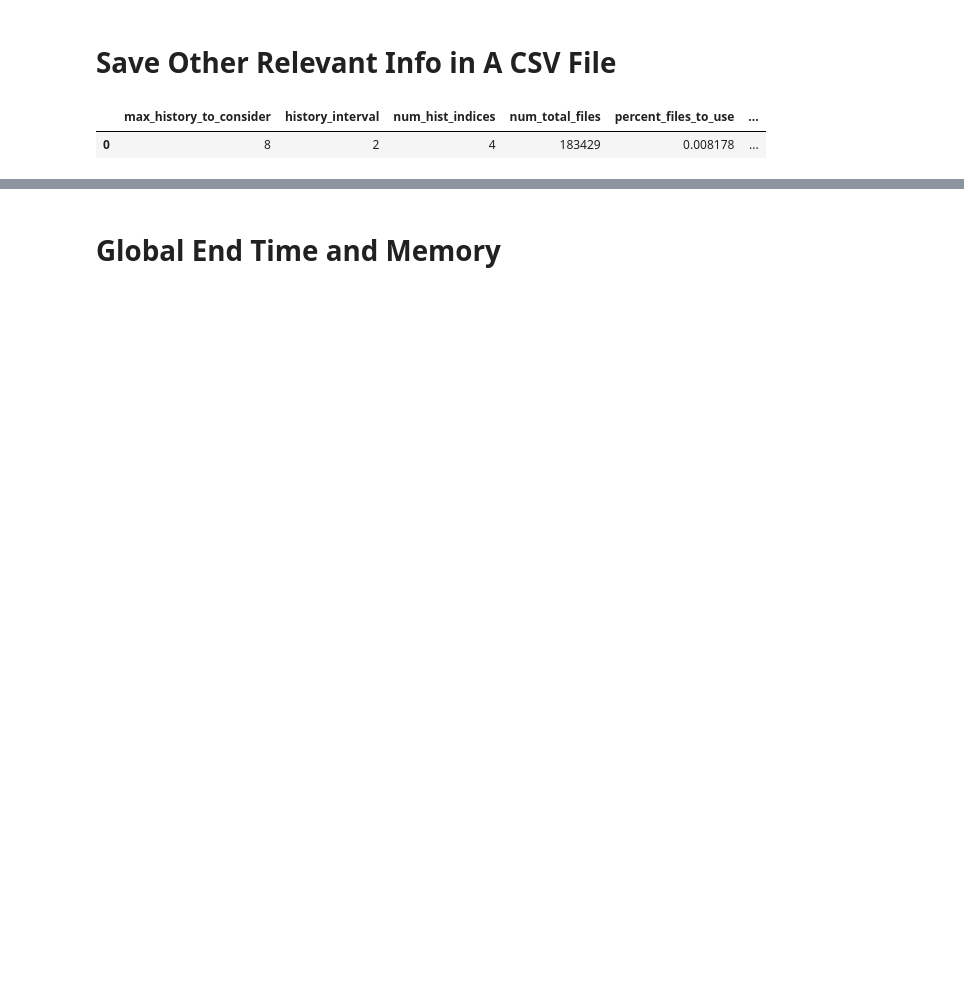
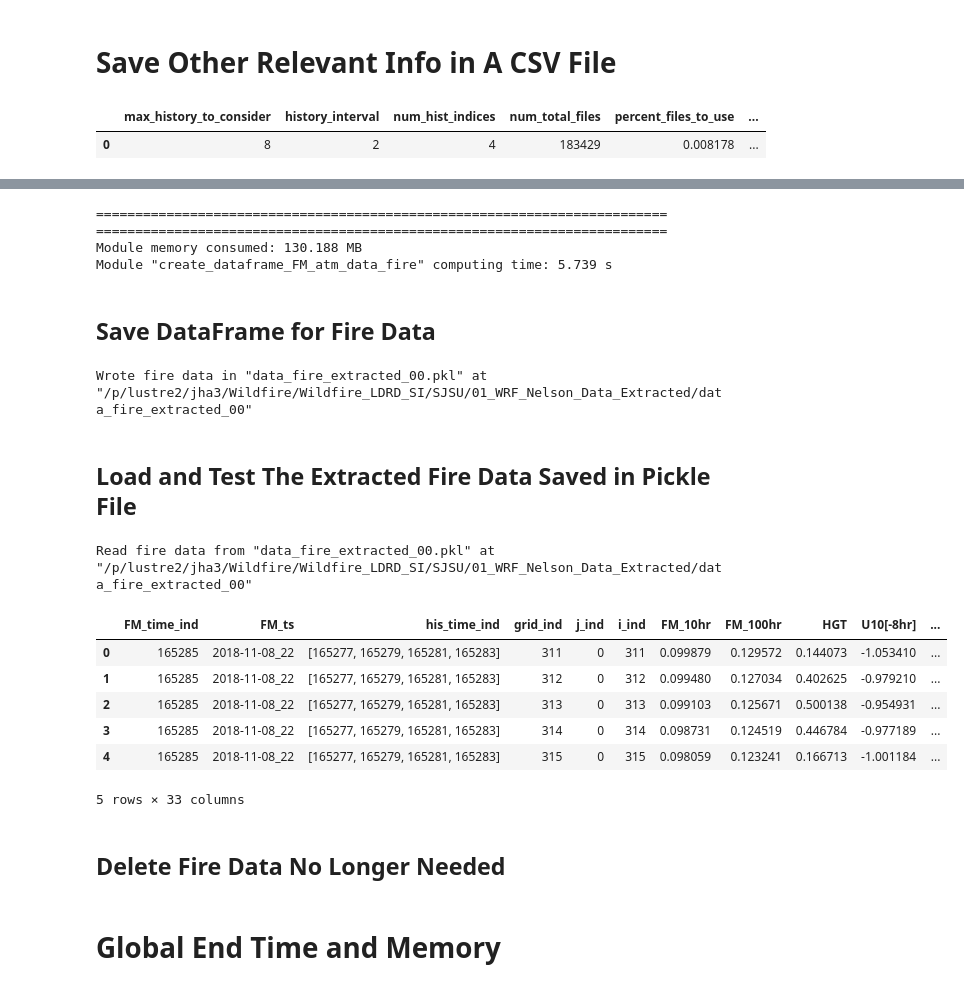
Before and after one commit to LLNL/MLAP, a Jupyter notebook: SJSU_Data_Proc/Extract_DFM_Reanalysis_Data.ipynb, the cells around one changed output, grey strips where cells are left out. Cells and saved outputs as stored; diff of their text form; code cells hidden in the pictures; blank space fills up the shorter version.

```diff
--- a/SJSU_Data_Proc/Extract_DFM_Reanalysis_Data.ipynb
+++ b/SJSU_Data_Proc/Extract_DFM_Reanalysis_Data.ipynb
@@ -61,10 +66,10 @@ tab_data_file_name = '{}_tab_data.csv'.format(data_set_name)
 # %%
-extract_fire_data = True
+fire_data_set_name = 'data_fire_extracted_%02d'%(data_set_count)
 
-fire_data_loc = os.path.join(extracted_data_base_loc, 'data_fire_extracted')
+fire_data_loc = os.path.join(extracted_data_base_loc, fire_data_set_name)
 os.system('mkdir -p %s'%fire_data_loc)
 
-fire_data_file_name = 'data_fire_extracted_df.pkl'
+fire_data_file_name = '{}.pkl'.format(fire_data_set_name)
 # %% [markdown]
 # Relevant Fire TimeStamps
 # %%
@@ -695,0 +699,52 @@ tabulated_data
+# %%
+module_start_time = timer()
+module_initial_memory = process.memory_info().rss
+fire_data_extracted = dict()
+
+for fire_name in fire_time_indices.keys():
+    data_at_times = fire_data[fire_name]['fire_file_indices_data_dict']
+    df_fire = create_dataframe_FM_atm_data_fire (fire_name, fire_time_indices, data_at_times, \
+                                                 history_interval, \
+                                                 grid_indices_valid_flat, valid_grid_ind_to_coord)
+    fire_data_extracted[fire_name] = df_fire
+
+module_final_memory = process.memory_info().rss
+module_end_time = timer()
+module_memory_consumed = module_final_memory - module_initial_memory
+print('Module memory consumed: {:.3f} MB'.format(module_memory_consumed/(1024*1024)))
+print('Module "create_dataframe_FM_atm_data_fire" computing time: {:.3f} s'.format(module_end_time - module_start_time))
+# %% [output]
+=========================================================================
+=========================================================================
+Module memory consumed: 130.188 MB
+Module "create_dataframe_FM_atm_data_fire" computing time: 5.739 s
+# %% [markdown]
+## Save DataFrame for Fire Data
+# %%
+fire_data_file_handle = open(os.path.join(fire_data_loc, fire_data_file_name), 'wb')
+pickle.dump(fire_data_extracted, fire_data_file_handle)
+fire_data_file_handle.close()
+print('Wrote fire data in "{}" at "{}"'.format(fire_data_file_name, fire_data_loc))
+# %% [output]
+Wrote fire data in "data_fire_extracted_00.pkl" at "/p/lustre2/jha3/Wildfire/Wildfire_LDRD_SI/SJSU/01_WRF_Nelson_Data_Extracted/data_fire_extracted_00"
+# %% [markdown]
+## Load and Test The Extracted Fire Data Saved in Pickle File
+# %%
+fire_data_file_handle = open(os.path.join(fire_data_loc, fire_data_file_name), 'rb')
+fire_data_pickled = pickle.load(fire_data_file_handle)
+fire_data_file_handle.close()
+print('Read fire data from "{}" at "{}"'.format(fire_data_file_name, fire_data_loc))
+# %% [output]
+Read fire data from "data_fire_extracted_00.pkl" at "/p/lustre2/jha3/Wildfire/Wildfire_LDRD_SI/SJSU/01_WRF_Nelson_Data_Extracted/data_fire_extracted_00"
+# %%
+fire_data_pickled['Woosley'].head(5)
+# %% [output]
+|  | FM_time_ind | FM_ts | his_time_ind | grid_ind | j_ind | i_ind | FM_10hr | FM_100hr | HGT | U10[-8hr] | ... |
+| 0 | 165285 | 2018-11-08_22 | [165277, 165279, 165281, 165283] | 311 | 0 | 311 | 0.099879 | 0.129572 | 0.144073 | -1.053410 | ... |
+| 1 | 165285 | 2018-11-08_22 | [165277, 165279, 165281, 165283] | 312 | 0 | 312 | 0.099480 | 0.127034 | 0.402625 | -0.979210 | ... |
+| 2 | 165285 | 2018-11-08_22 | [165277, 165279, 165281, 165283] | 313 | 0 | 313 | 0.099103 | 0.125671 | 0.500138 | -0.954931 | ... |
+| 3 | 165285 | 2018-11-08_22 | [165277, 165279, 165281, 165283] | 314 | 0 | 314 | 0.098731 | 0.124519 | 0.446784 | -0.977189 | ... |
+| 4 | 165285 | 2018-11-08_22 | [165277, 165279, 165281, 165283] | 315 | 0 | 315 | 0.098059 | 0.123241 | 0.166713 | -1.001184 | ... |
+5 rows × 33 columns
+# %% [markdown]
+## Delete Fire Data No Longer Needed
```
Also changed, not shown: parts of 46 cells of this notebook, 1 other file.
